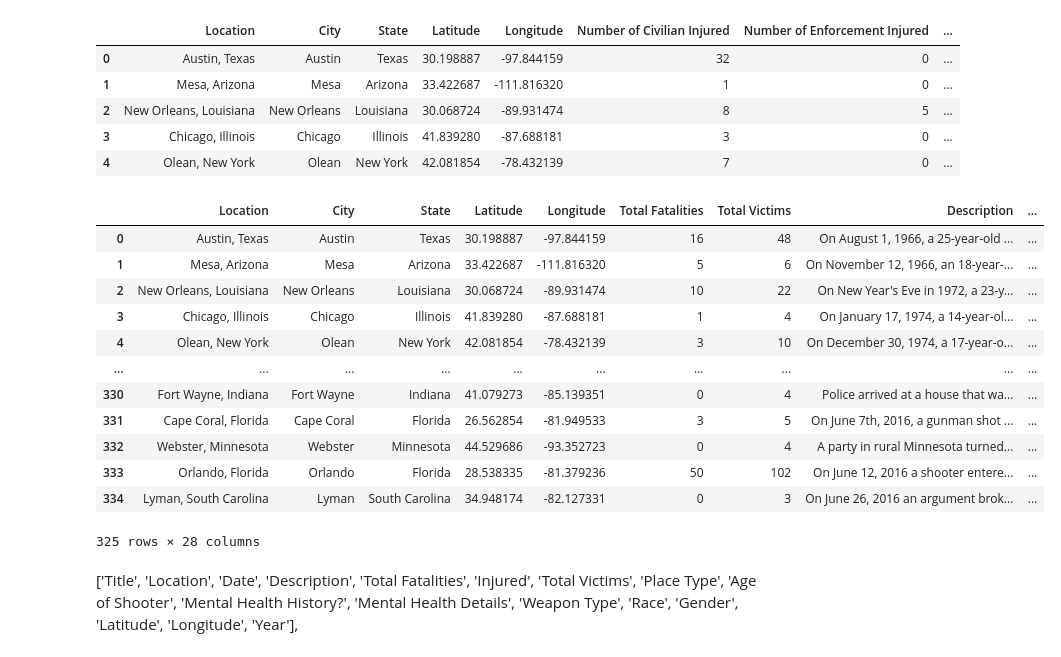
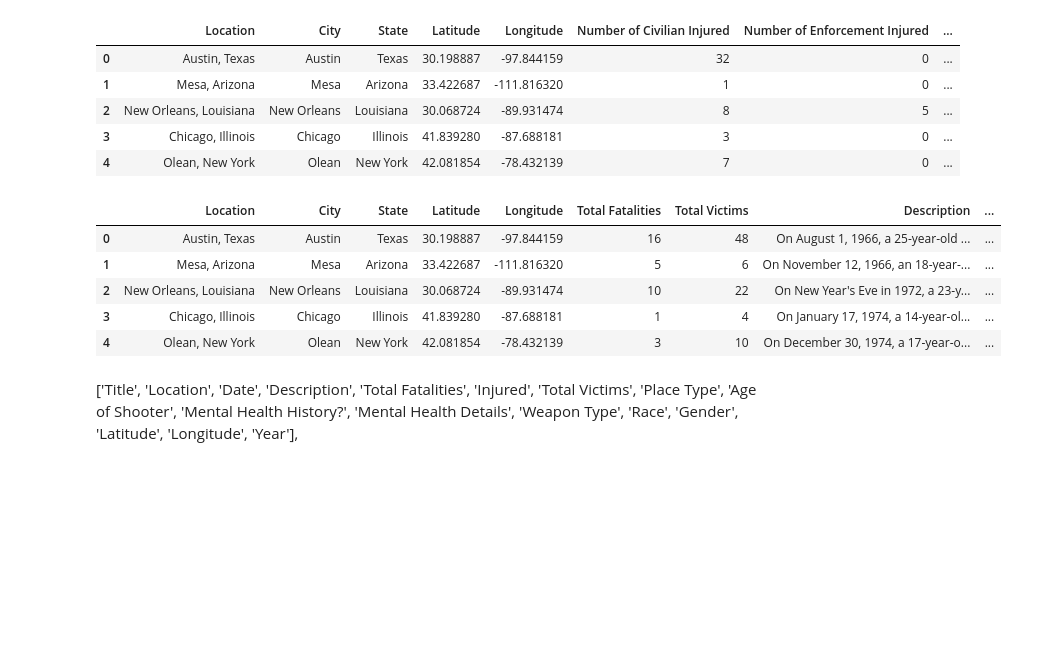
Before and after one commit to ktrn/python-homework, a Jupyter notebook: mass_shooting_analysis.ipynb, the cells around one changed output. Saved outputs shown, nothing was run; the diff lists cells and outputs as text; code cells hidden in the pictures; blank space fills up the shorter version.

```diff
--- a/mass_shooting_analysis.ipynb
+++ b/mass_shooting_analysis.ipynb
@@ -165,21 +153,14 @@ big_shoot_df.head(5)
 # %%
 # Drop unused columns
 big_shoot_df = big_shoot_df.drop(['Number of Civilian Injured','Number of Enforcement Injured'],axis=1)
-big_shoot_df
+big_shoot_df.head(5)
 # %% [output]
 |  | Location | City | State | Latitude | Longitude | Total Fatalities | Total Victims | Description | ... |
 | 0 | Austin, Texas | Austin | Texas | 30.198887 | -97.844159 | 16 | 48 | On August 1, 1966, a 25-year-old ... | ... |
 | 1 | Mesa, Arizona | Mesa | Arizona | 33.422687 | -111.816320 | 5 | 6 | On November 12, 1966, an 18-year-... | ... |
 | 2 | New Orleans, Louisiana | New Orleans | Louisiana | 30.068724 | -89.931474 | 10 | 22 | On New Year's Eve in 1972, a 23-y... | ... |
 | 3 | Chicago, Illinois | Chicago | Illinois | 41.839280 | -87.688181 | 1 | 4 | On January 17, 1974, a 14-year-ol... | ... |
 | 4 | Olean, New York | Olean | New York | 42.081854 | -78.432139 | 3 | 10 | On December 30, 1974, a 17-year-o... | ... |
-| ... | ... | ... | ... | ... | ... | ... | ... | ... | ... |
-| 330 | Fort Wayne, Indiana | Fort Wayne | Indiana | 41.079273 | -85.139351 | 0 | 4 | Police arrived at a house that wa... | ... |
-| 331 | Cape Coral, Florida | Cape Coral | Florida | 26.562854 | -81.949533 | 3 | 5 | On June 7th, 2016, a gunman shot ... | ... |
-| 332 | Webster, Minnesota | Webster | Minnesota | 44.529686 | -93.352723 | 0 | 4 | A party in rural Minnesota turned... | ... |
-| 333 | Orlando, Florida | Orlando | Florida | 28.538335 | -81.379236 | 50 | 102 | On June 12, 2016 a shooter entere... | ... |
-| 334 | Lyman, South Carolina | Lyman | South Carolina | 34.948174 | -82.127331 | 0 | 3 | On June 26, 2016 an argument brok... | ... |
-325 rows × 28 columns
 # %% [markdown]
 ['Title', 'Location', 'Date', 'Description', 'Total Fatalities',
        'Injured', 'Total Victims', 'Place Type', 'Age of Shooter',
```
Also changed, not shown: parts of 18 cells of this notebook.
